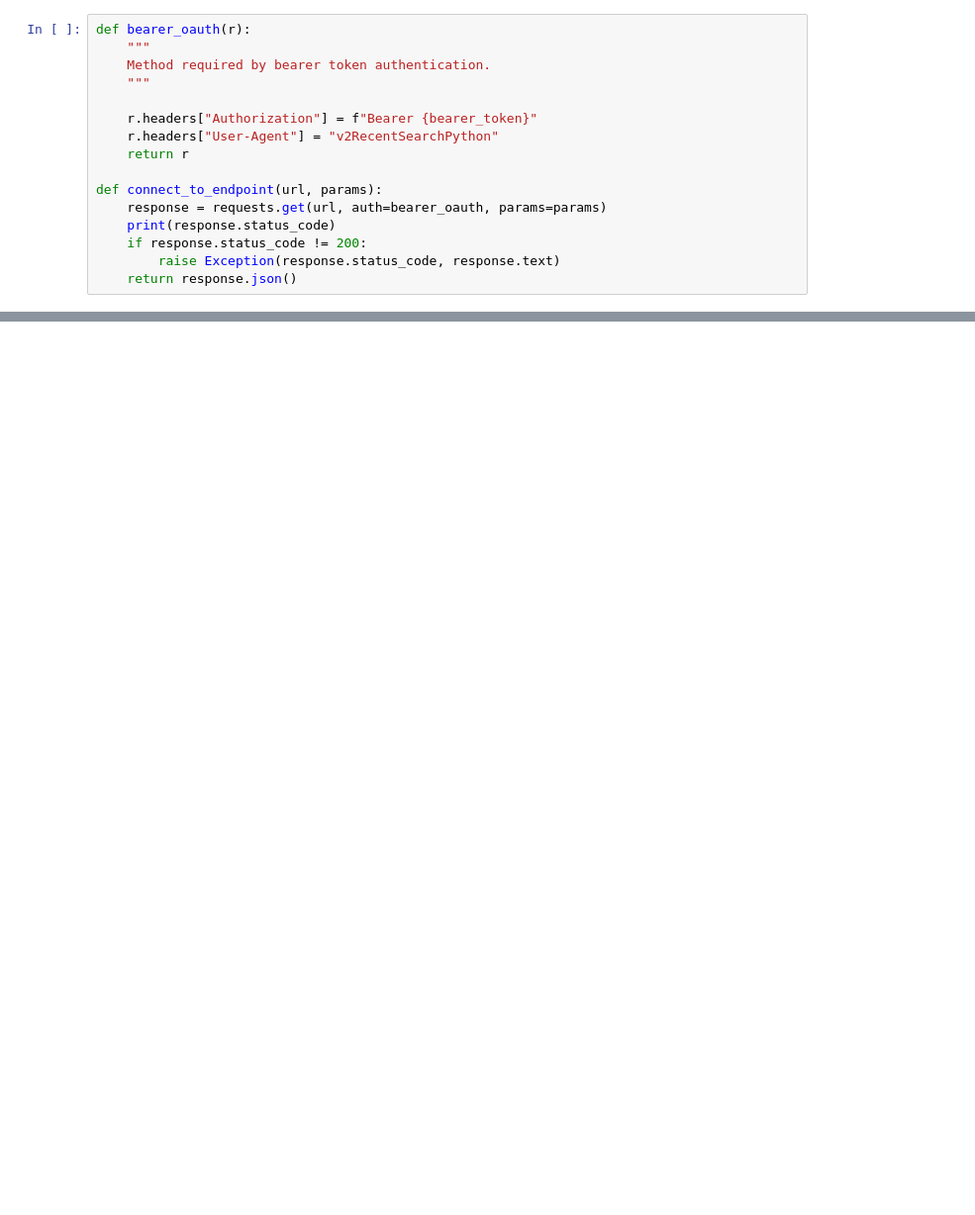
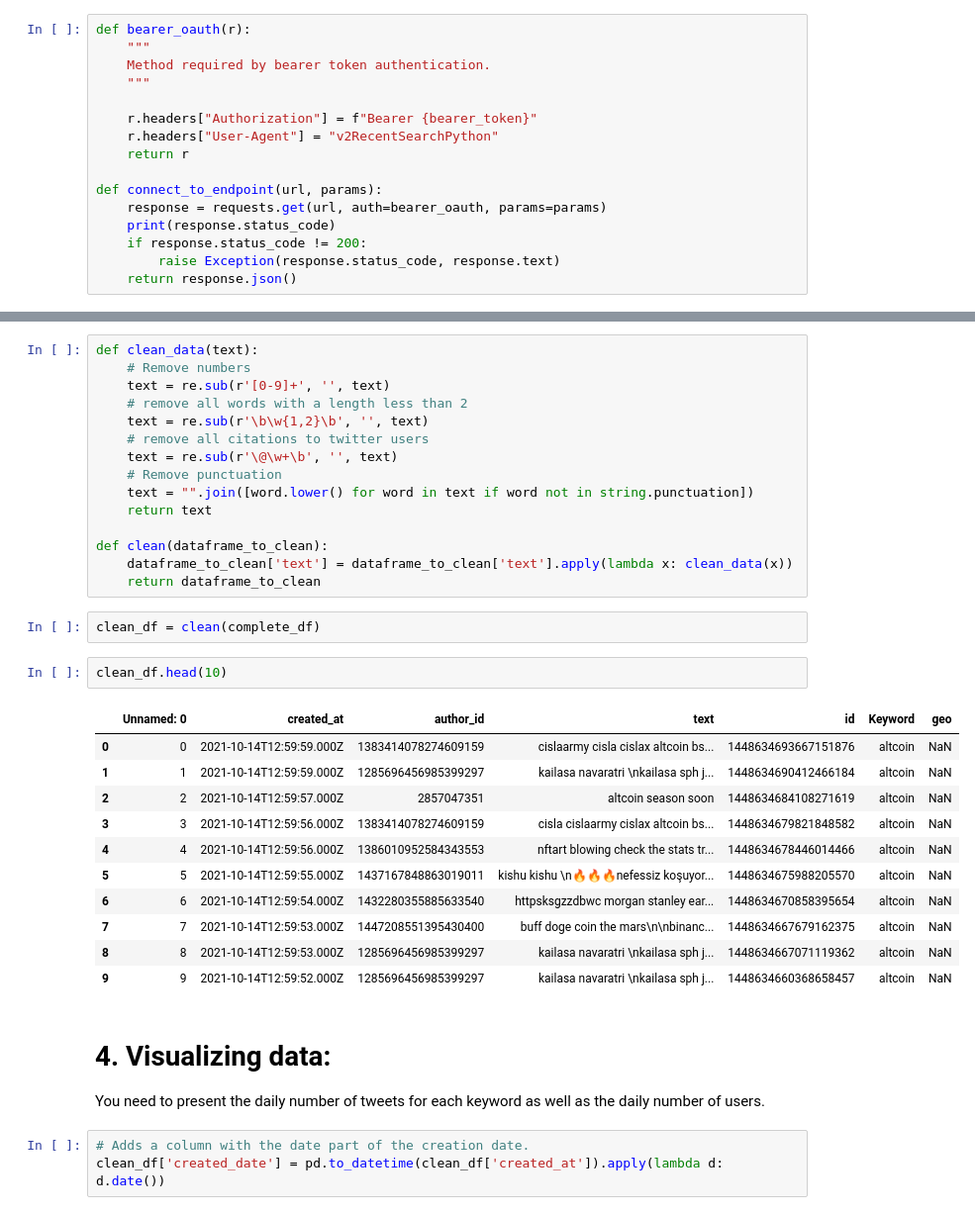
Before and after one commit to diegoortizmatajira/Data-Mining-and-Analysis, a Jupyter notebook: Assignment-01/Assignment-01.ipynb, the cells around one changed output, grey strips where cells are left out. Shown: that part at 99% size. Cells and saved outputs as stored; diff of their text form; blank space fills up the shorter version.

```diff
--- a/Assignment-01/Assignment-01.ipynb
+++ b/Assignment-01/Assignment-01.ipynb
@@ -108,0 +167,37 @@ complete_df.sample(10)
+# %%
+def clean_data(text):
+    # Remove numbers
+    text = re.sub(r'[0-9]+', '', text)
+    # remove all words with a length less than 2
+    text = re.sub(r'\b\w{1,2}\b', '', text)
+    # remove all citations to twitter users
+    text = re.sub(r'\@\w+\b', '', text)
+    # Remove punctuation
+    text = "".join([word.lower() for word in text if word not in string.punctuation])
+    return text
+
+def clean(dataframe_to_clean):
+    dataframe_to_clean['text'] = dataframe_to_clean['text'].apply(lambda x: clean_data(x))
+    return dataframe_to_clean
+# %%
+clean_df = clean(complete_df)
+# %%
+clean_df.head(10)
+# %% [output]
+|  | Unnamed: 0 | created_at | author_id | text | id | Keyword | geo |
+| 0 | 0 | 2021-10-14T12:59:59.000Z | 1383414078274609159 | cislaarmy cisla cislax altcoin bs... | 1448634693667151876 | altcoin | NaN |
+| 1 | 1 | 2021-10-14T12:59:59.000Z | 1285696456985399297 | kailasa navaratri \nkailasa sph j... | 1448634690412466184 | altcoin | NaN |
+| 2 | 2 | 2021-10-14T12:59:57.000Z | 2857047351 | altcoin season soon | 1448634684108271619 | altcoin | NaN |
+| 3 | 3 | 2021-10-14T12:59:56.000Z | 1383414078274609159 | cisla cislaarmy cislax altcoin bs... | 1448634679821848582 | altcoin | NaN |
+| 4 | 4 | 2021-10-14T12:59:56.000Z | 1386010952584343553 | nftart blowing check the stats tr... | 1448634678446014466 | altcoin | NaN |
+| 5 | 5 | 2021-10-14T12:59:55.000Z | 1437167848863019011 | kishu kishu \n🔥🔥🔥nefessiz koşuyor... | 1448634675988205570 | altcoin | NaN |
+| 6 | 6 | 2021-10-14T12:59:54.000Z | 1432280355885633540 | httpsksgzzdbwc morgan stanley ear... | 1448634670858395654 | altcoin | NaN |
+| 7 | 7 | 2021-10-14T12:59:53.000Z | 1447208551395430400 | buff doge coin the mars\n\nbinanc... | 1448634667679162375 | altcoin | NaN |
+| 8 | 8 | 2021-10-14T12:59:53.000Z | 1285696456985399297 | kailasa navaratri \nkailasa sph j... | 1448634667071119362 | altcoin | NaN |
+| 9 | 9 | 2021-10-14T12:59:52.000Z | 1285696456985399297 | kailasa navaratri \nkailasa sph j... | 1448634660368658457 | altcoin | NaN |
+# %% [markdown]
+# 4. Visualizing data:
+You need to present the daily number of tweets for each keyword as well as the daily number of users.
+# %%
+# Adds a column with the date part of the creation date.
+clean_df['created_date'] = pd.to_datetime(clean_df['created_at']).apply(lambda d: d.date())
```
Also changed, not shown: parts of 17 cells of this notebook, 5 other files.
